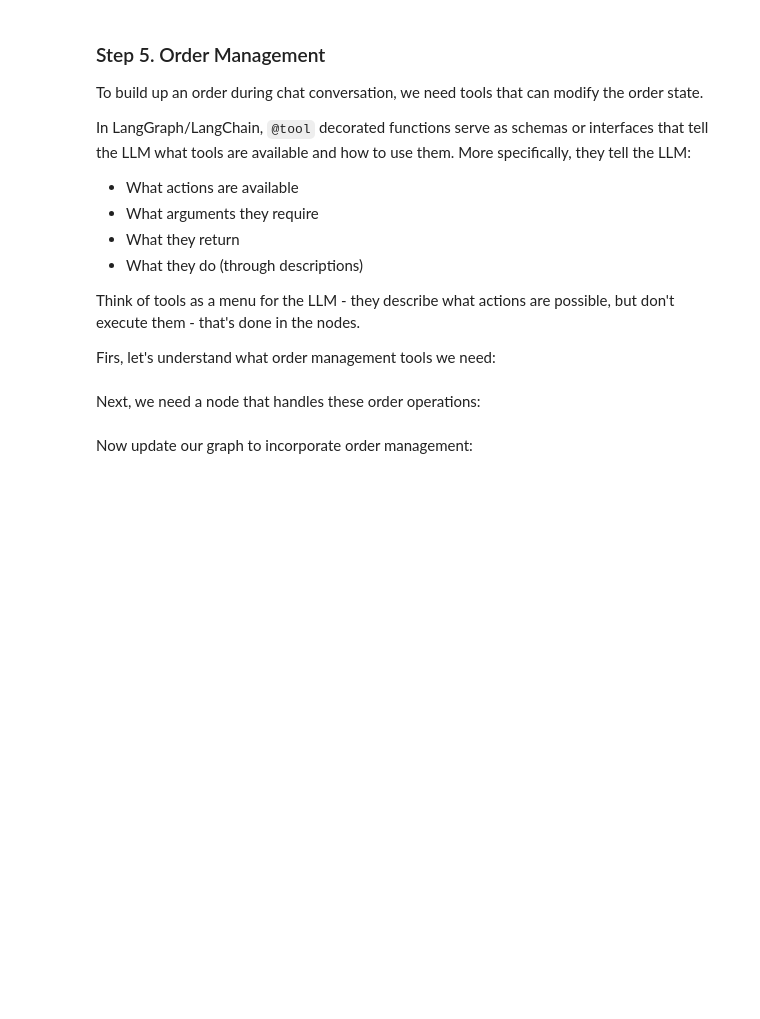
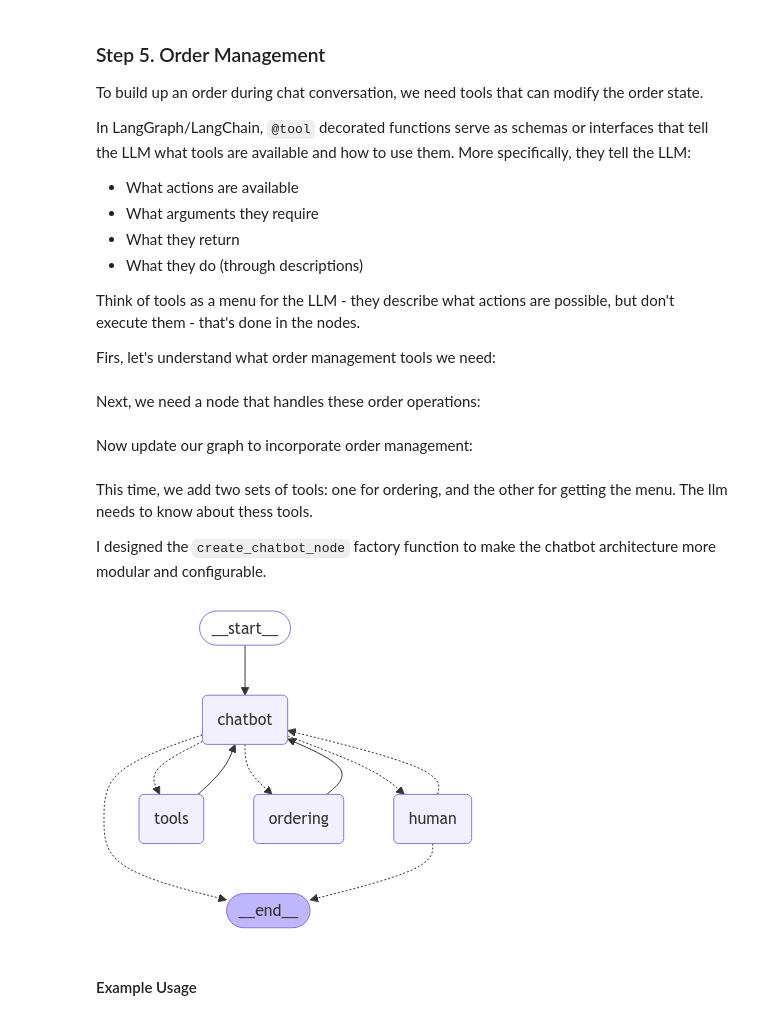
Before and after one commit to jackie-jiaqi-yin/llm-learning-journey, a Jupyter notebook: genai-5day-course-with-google/codes/day-3-building-an-agent-with-LangGraph.ipynb, the cells around one changed output. Drawn from its saved outputs; the diff is of its cells as text; code cells hidden in the pictures; blank space fills up the shorter version.

Commit message:
✨ feat(have add more agents/tools to handle order):

```diff
--- a/genai-5day-course-with-google/codes/day-3-building-an-agent-with-LangGraph.ipynb
+++ b/genai-5day-course-with-google/codes/day-3-building-an-agent-with-LangGraph.ipynb
@@ -721,7 +717,7 @@ def order_node(state: OrderState) -> OrderState:
     outbound_msgs = [] # Messages to send to the user
     order_placed = False
 
-    for tool_call in tool.msg.tool_calls:
+    for tool_call in tool_msg.tool_calls:
 
         if tool_call['name'] == 'add_to_order':
             # each order item is just a string. This is where it assembled as "drink (modifiers, ...)".
@@ -750,7 +746,7 @@ def order_node(state: OrderState) -> OrderState:
 
         elif tool_call['name'] == 'get_order':
 
-            reponse = "\n".join(order) if order else "(no order)"
+            response = "\n".join(order) if order else "(no order)"
 
         elif tool_call['name'] == 'clear_order':
 
@@ -764,7 +760,7 @@ def order_node(state: OrderState) -> OrderState:
             print(order_text)
             order_placed = True
 
-            response = f"Your order has been placed. It will be ready in {randint(3, 10)} minutes."
+            response = f"Your order has been placed. It will be ready in {randint(1, 5)} minutes."
 
         else:
             raise NotImplementedError(f"Unknown tool call: {tool_call['name']}")
@@ -778,10 +774,10 @@ def order_node(state: OrderState) -> OrderState:
             )
         )
 
-        return {
-            "messages": outbound_msgs,
-            "order": order,
-            "finished": order_placed
-        }
+    return {
+        "messages": outbound_msgs,
+        "order": order,
+        "finished": order_placed
+    }
 # %% [markdown]
 Now update our graph to incorporate order management:
@@ -787,0 +809,4 @@ Now update our graph to incorporate order management:
+# %% [markdown]
+This time, we add two sets of tools: one for ordering, and the other for getting the menu. The llm needs to know about thess tools.
+
+I designed the `create_chatbot_node` factory function to make the chatbot architecture more modular and configurable.
@@ -787,0 +841,51 @@ Now update our graph to incorporate order management:
+# %%
+# create graph with order management:
+def create_order_graph():
+
+    # initialize the graph
+    graph = StateGraph(OrderState)
+
+    # Define tool sets
+    # menu tools will be invoked automatically by the ToolNode
+    menu_tools = [get_menu]
+
+    # Order-tools will be handled by the order node.
+    order_tools = [
+        add_to_order,
+        confirm_order,
+        get_order,
+        clear_order,
+        place_order
+    ]
+
+    # bind the tools to the LLM, so that LLM knows what it can call
+    llm_with_tools = llm.bind_tools(menu_tools + order_tools)
+
+    chatbot_node = create_chatbot_node(llm_with_tools)
+    # add nodes
+    graph.add_node("chatbot", chatbot_node) # llm_with_tools from the last line is used here
+    graph.add_node("human", human_node)
+    graph.add_node("tools", ToolNode(menu_tools))
+    graph.add_node("ordering", order_node)
+
+    # add edges
+    graph.add_edge(START, "chatbot") # START -> chatbot
+    graph.add_conditional_edges(
+        "chatbot",
+        maybe_route_to_tools
+    ) # chatbot -> tools or human or ordering or END
+    graph.add_edge("tools", "chatbot") # tools -> chatbot
+    graph.add_edge("ordering", "chatbot") # ordering -> chatbot
+    graph.add_conditional_edges(
+        "human",
+        router_function
+    ) # human -> chatbot or END
+
+    return graph.compile()
+
+order_graph = create_order_graph()
+Image(order_graph.get_graph().draw_mermaid_png())
+# %% [output]
+[figure, added]
+# %% [markdown]
+#### Example Usage
```
Also changed, not shown: parts of 8 cells of this notebook.
